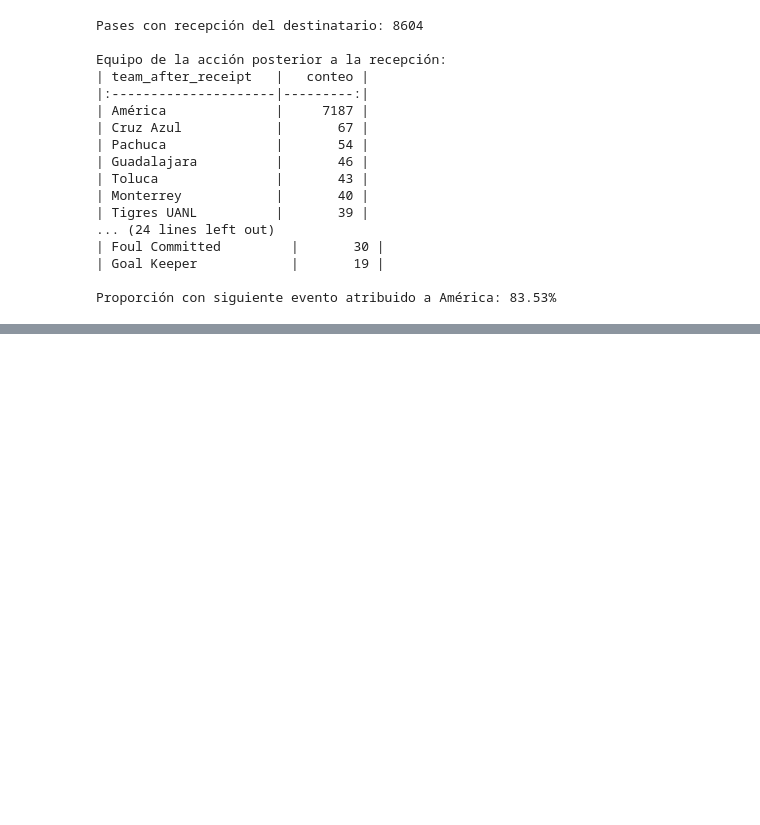
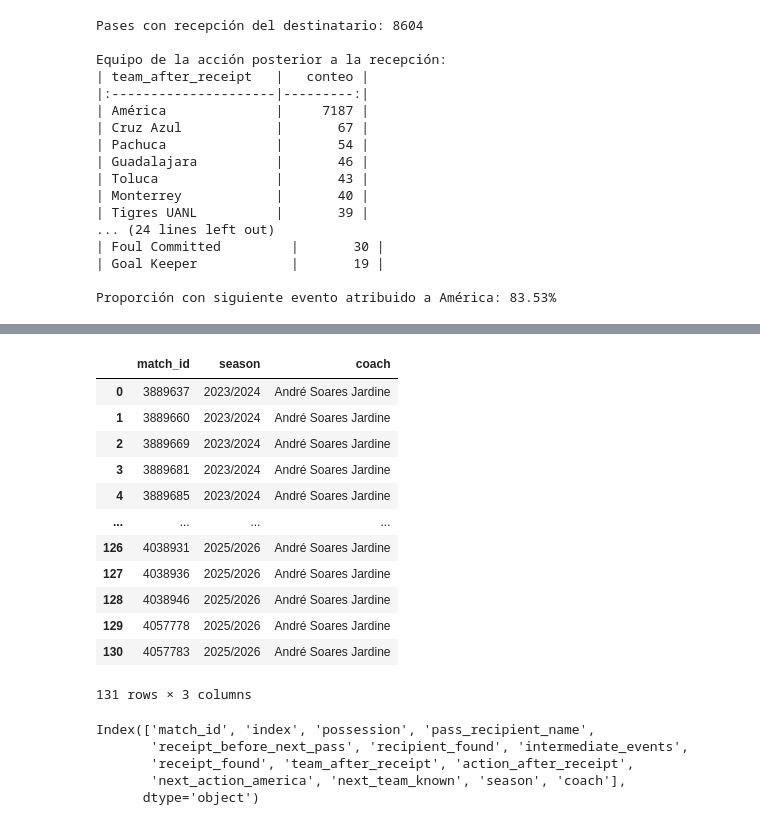
Before and after one commit to MiguelFigueroa02/ITAM_Sport_Lucho_FC, a Jupyter notebook: notebooks/01_data_exploration.ipynb, the cells around one changed output, grey strips where cells are left out. Saved outputs shown, nothing was run; the diff lists cells and outputs as text; code cells hidden in the pictures; blank space fills up the shorter version.

Commit message:
data: Analysis to relate passes with game construction regarding each season of team America

```diff
--- a/notebooks/01_data_exploration.ipynb
+++ b/notebooks/01_data_exploration.ipynb
@@ -2314,0 +2431,21 @@ Proporción con siguiente evento atribuido a América: 83.53%
+# %%
+# 1. Incorporar el contexto de los partidos
+context_cols = [
+    "match_id", "season", "coach"
+]
+# %%
+matches[context_cols]
+# %% [output]
+|  | match_id | season | coach |
+| 0 | 3889637 | 2023/2024 | André Soares Jardine |
+| 1 | 3889660 | 2023/2024 | André Soares Jardine |
+| 2 | 3889669 | 2023/2024 | André Soares Jardine |
+| 3 | 3889681 | 2023/2024 | André Soares Jardine |
+| 4 | 3889685 | 2023/2024 | André Soares Jardine |
+| ... | ... | ... | ... |
+| 126 | 4038931 | 2025/2026 | André Soares Jardine |
+| 127 | 4038936 | 2025/2026 | André Soares Jardine |
+| 128 | 4038946 | 2025/2026 | André Soares Jardine |
+| 129 | 4057778 | 2025/2026 | André Soares Jardine |
+| 130 | 4057783 | 2025/2026 | André Soares Jardine |
+131 rows × 3 columns
@@ -2314,0 +2471,8 @@ Proporción con siguiente evento atribuido a América: 83.53%
+# %%
+selected_context.columns
+# %% [output]
+Index(['match_id', 'index', 'possession', 'pass_recipient_name',
+       'receipt_before_next_pass', 'recipient_found', 'intermediate_events',
+       'receipt_found', 'team_after_receipt', 'action_after_receipt',
+       'next_action_america', 'next_team_known', 'season', 'coach'],
+      dtype='object')
```
Also changed, not shown: parts of 39 cells of this notebook.
